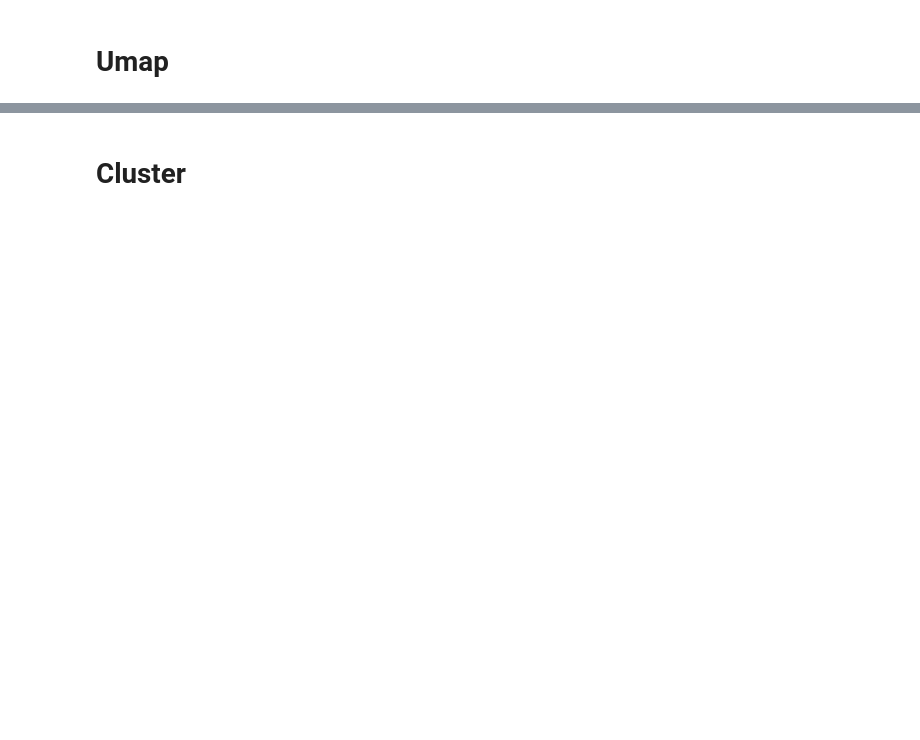
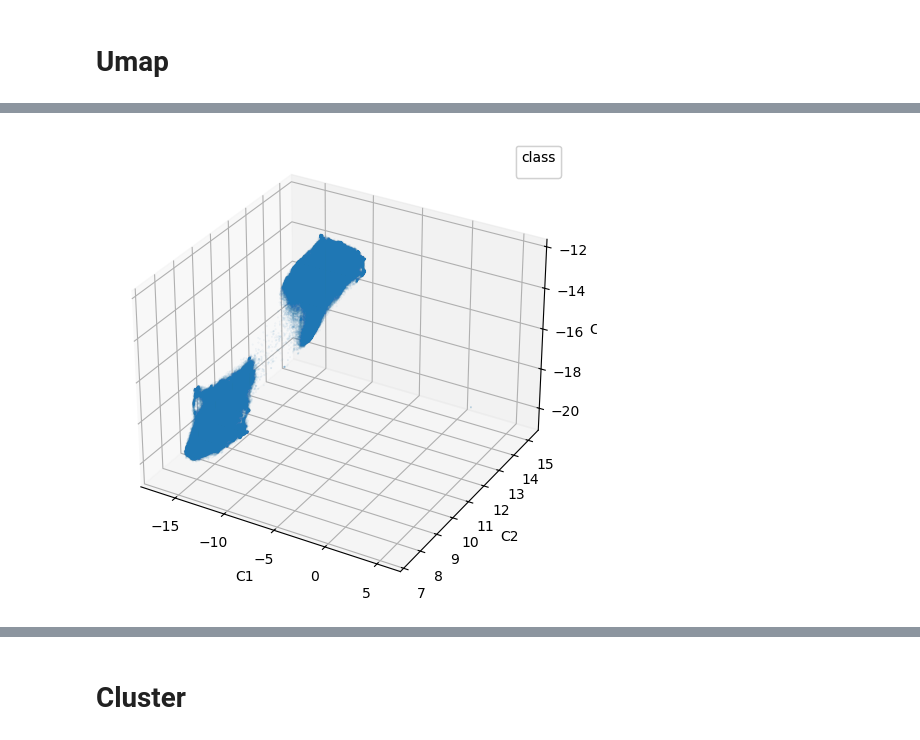
Before and after one commit to Sea-Meets-the-Stars/DBOF_Representation_Learning, a Jupyter notebook: notebooks/baseline_clusters.ipynb, the cells around one changed output, grey strips where cells are left out. Saved outputs shown, nothing was run; the diff lists cells and outputs as text; code cells hidden in the pictures; blank space fills up the shorter version.

```diff
--- a/notebooks/baseline_clusters.ipynb
+++ b/notebooks/baseline_clusters.ipynb
@@ -208,7 +226,10 @@ plt.show()
 # %%
 reducer = UMAP(
     n_components=3,
-    n_neighbors=15,
+    n_neighbors=200,
     min_dist=0.0,
 )
 patches_3d = reducer.fit_transform(patches)
+
+vis_dim_redux(patches_3d, dims=3)
+# %% [output]
@@ -215,3 +238,4 @@ patches_3d = reducer.fit_transform(patches)
+[figure, added]
 # %%
 vis_dim_redux(patches_3d, dims=3)
 # %% [output]
```
Also changed, not shown: parts of 39 cells of this notebook.
